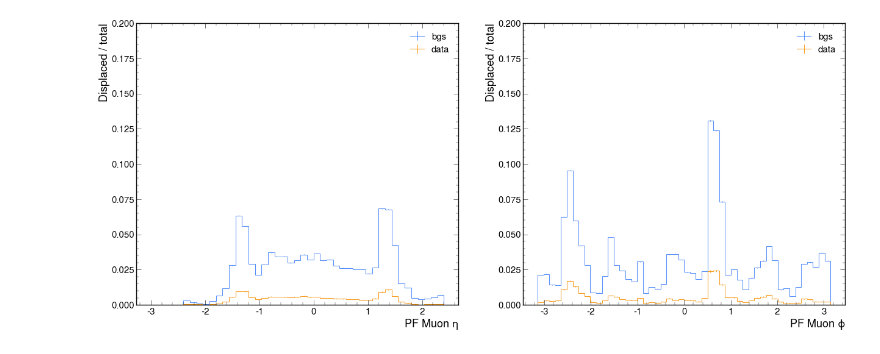
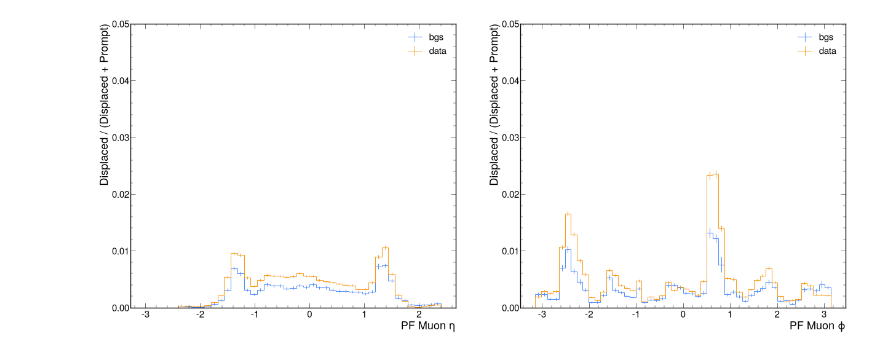
Before and after one commit to mariajose2398/SIDM, a Jupyter notebook: sidm/studies/dy_jets/31_EfficiencyPlots.ipynb, the cells around one changed output. Drawn from its saved outputs; the diff is of its cells as text; code cells hidden in the pictures.

```diff
--- a/sidm/studies/dy_jets/31_EfficiencyPlots.ipynb
+++ b/sidm/studies/dy_jets/31_EfficiencyPlots.ipynb
@@ -54,7 +57,7 @@ dict_keys(['bgs', 'data'])
 # %%
 binning =2j
 def plot_ratio_disp(histogram_name, binning=1j):
-    for i, s in enumerate(samples):
+    for i, s in enumerate(samples[:2]):
         # ax =  axs[i]
         num_hist = sum_hist["cr_Zmumu_noLJ_displaced"][s][histogram_name]["cr_Zmumu_noLJ_displaced", ::binning]
         den_hist = sum_hist["cr_Zmumu_noLJ"][s][histogram_name]["cr_Zmumu_noLJ", ::binning]
@@ -73,7 +76,7 @@ def plot_ratio_disp(histogram_name, binning=1j):
     # plt.yscale("log")
     plt.ylim(0, 0.1)
     plt.show()
-hist_list = ["muon_pt", "muon_n", "mu_lj_pt"]
+hist_list = ["muon_pt"]
 for histogram_name in hist_list:
     plot_ratio_disp (histogram_name, binning=6j)
 # %% [output]
@@ -170,10 +162,14 @@ plt.show()
 # %%
 fig, axs = plt.subplots(1, 2, figsize = (30, 12))
-for p in samples:
+for p in samples[:2]:
     histogram_prompt  = sum_hist["cr_Zmumu_noLJ_prompt"][p]["muon_eta_phi"][
     "cr_Zmumu_noLJ_prompt", :, :]
     histogram_disp  = sum_hist["cr_Zmumu_noLJ_displaced"][p]["muon_eta_phi"][
     "cr_Zmumu_noLJ_displaced", :, :]
+    histogram_prompt_integrals =  function_dy.integrate_hist(histogram_prompt)
+    histogram_disp_integrals =  function_dy.integrate_hist(histogram_disp)
+
+    print(histogram_prompt_integrals, histogram_disp_integrals)
 
     prompt_eta = functions.plot_1d (histogram_prompt, "muons_eta" )
     prompt_phi = functions.plot_1d (histogram_prompt, "muons_phi" )
@@ -181,11 +177,11 @@ for p in samples:
     disp_phi = functions.plot_1d (histogram_disp, "muons_phi" )
 
 
-    prompt_hist_eta = normalize_hist(prompt_eta)
-    disp_hist_eta = normalize_hist(disp_eta)
+    prompt_hist_eta = function_dy.normalize_hist(prompt_eta)
+    disp_hist_eta = function_dy.normalize_hist(disp_eta)
 
-    prompt_hist_phi = normalize_hist(prompt_phi)
-    disp_hist_phi = normalize_hist(disp_phi)
+    prompt_hist_phi = function_dy.normalize_hist(prompt_phi)
+    disp_hist_phi = function_dy.normalize_hist(disp_phi)
 
     ratio, err = utilities._gaussian_ratio(disp_hist_eta, prompt_hist_eta)
 
@@ -214,46 +212,41 @@ plt.show()
 [figure]
 # %%
 fig, axs = plt.subplots(1, 2, figsize = (30, 12))
-for p in samples:
-    histogram  = sum_hist["cr_Zmumu_noLJ"][p]["muon_eta_phi"][
-    "cr_Zmumu_noLJ", :, :]
+# ratio = 6.616/62.061775847
+for p in samples[:2]:
+    histogram  = (sum_hist["cr_Zmumu_noLJ_displaced"][p]["muon_eta_phi"][
+    "cr_Zmumu_noLJ_displaced", :, :] + sum_hist["cr_Zmumu_noLJ_prompt"][p]["muon_eta_phi"][
+    "cr_Zmumu_noLJ_prompt", :, :])
     histogram_disp  = sum_hist["cr_Zmumu_noLJ_displaced"][p]["muon_eta_phi"][
     "cr_Zmumu_noLJ_displaced", :, :]
 
-    eta = functions.plot_1d (histogram_prompt, "muons_eta" )
-    phi = functions.plot_1d (histogram_prompt, "muons_phi" )
+    eta = functions.plot_1d (histogram, "muons_eta" )
+    phi = functions.plot_1d (histogram, "muons_phi" )
     disp_eta = functions.plot_1d (histogram_disp, "muons_eta" )
     disp_phi = functions.plot_1d (histogram_disp, "muons_phi" )
-
-
-    # hist_eta = normalize_hist(prompt_eta)
-    # disp_hist_eta = normalize_hist(disp_eta)
-
-    # hist_phi = normalize_hist(prompt_phi)
-    # disp_hist_phi = normalize_hist(disp_phi)
 
     ratio, err = utilities.get_eff_hist(disp_eta, eta)
 
     utilities.plot(ratio, yerr=err, label=p, skip_label=True, ax =axs[0])
 
     ratio, err = utilities.get_eff_hist(disp_phi, phi)
 
     utilities.plot(ratio, yerr=err, label=p, skip_label=True, ax =axs[1])
 
 
 plt.legend()
 
-axs[0].set_ylabel("Displaced / total")
+axs[0].set_ylabel("Displaced / (Displaced + Prompt)")
 
-axs[1].set_ylabel("Displaced / total")
+axs[1].set_ylabel("Displaced / (Displaced + Prompt)")
 
-axs [0].set_ylim(0, 0.2)
-axs [1].set_ylim(0, 0.2)
+axs [0].set_ylim(0, 0.05)
+axs [1].set_ylim(0, 0.05)
 
 axs[0].legend()
 axs[0].axhline(y=1, linestyle="--", linewidth=2, color="k")
 axs[1].axhline(y=1, linestyle="--", linewidth=2,  color="k")
 axs[1].legend()
 plt.show()
 # %% [output]
-[figure, old version]
+[figure, new version]
```
Also changed, not shown: parts of 14 cells of this notebook, 1 other file.
